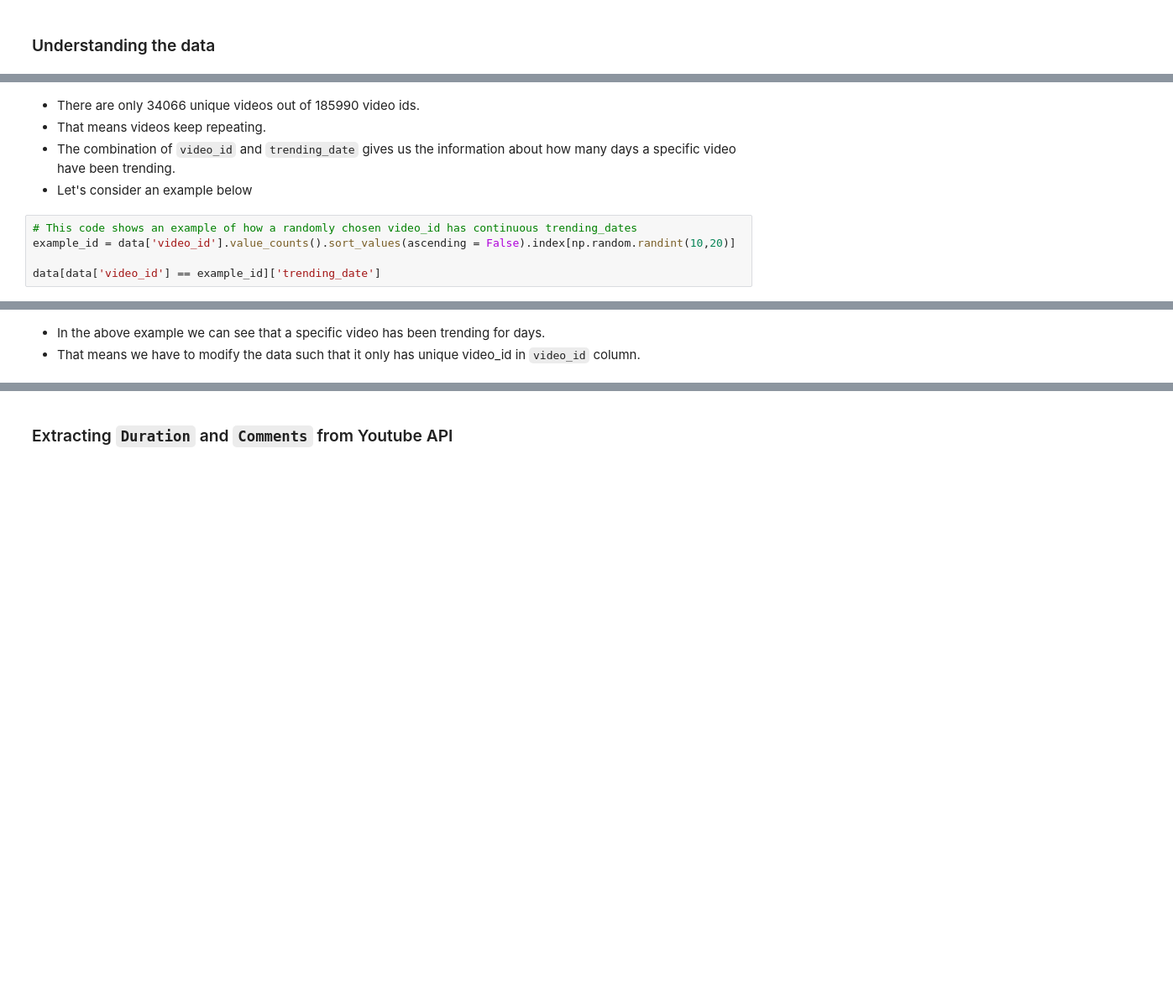
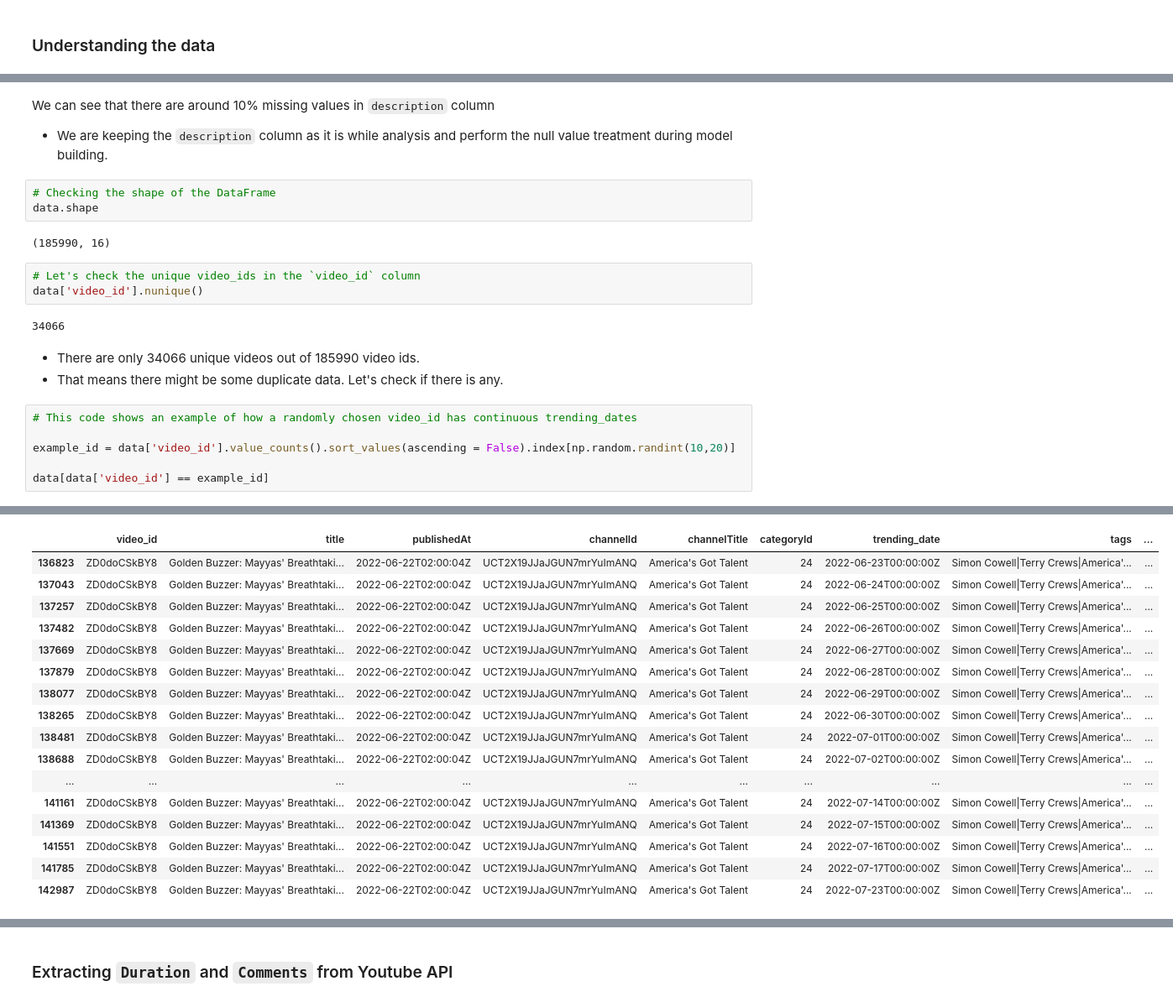
Before and after one commit to VamshiKrishna-1/Youtube_Video_Analysis_and_Prediction, a Jupyter notebook: FinalProject606.ipynb, the cells around one changed output, grey strips where cells are left out. Shown: that part at 84% size. Cells and saved outputs as stored; diff of their text form; blank space fills up the shorter version.

```diff
--- a/FinalProject606.ipynb
+++ b/FinalProject606.ipynb
@@ -127,11 +139,23 @@ data['video_id'].nunique()
+# %% [markdown]
+We can see that there are around 10% missing values in `description` column
+- We are keeping the `description` column as it is while analysis and perform the null value treatment during model building.
+# %%
+# Checking the shape of the DataFrame
+data.shape
+# %% [output]
+(185990, 16)
+# %%
+# Let's check the unique video_ids in the `video_id` column
+data['video_id'].nunique()
+# %% [output]
+34066
 # %% [markdown]
 - There are only 34066 unique videos out of 185990 video ids.
-- That means videos keep repeating.
-- The combination of `video_id` and `trending_date` gives us the information about how many days a specific video have been trending.
-- Let's consider an example below
+- That means there might be some duplicate data. Let's check if there is any.
 # %%
 # This code shows an example of how a randomly chosen video_id has continuous trending_dates
+
 example_id = data['video_id'].value_counts().sort_values(ascending = False).index[np.random.randint(10,20)]
 
-data[data['video_id'] == example_id]['trending_date']
+data[data['video_id'] == example_id]
 # %% [output]
@@ -155,3 +162,17 @@ Name: trending_date, dtype: object
+|  | video_id | title | publishedAt | channelId | channelTitle | categoryId | trending_date | tags | ... |
+| 136823 | ZD0doCSkBY8 | Golden Buzzer: Mayyas' Breathtaki... | 2022-06-22T02:00:04Z | UCT2X19JJaJGUN7mrYuImANQ | America's Got Talent | 24 | 2022-06-23T00:00:00Z | Simon Cowell|Terry Crews|America'... | ... |
+| 137043 | ZD0doCSkBY8 | Golden Buzzer: Mayyas' Breathtaki... | 2022-06-22T02:00:04Z | UCT2X19JJaJGUN7mrYuImANQ | America's Got Talent | 24 | 2022-06-24T00:00:00Z | Simon Cowell|Terry Crews|America'... | ... |
+| 137257 | ZD0doCSkBY8 | Golden Buzzer: Mayyas' Breathtaki... | 2022-06-22T02:00:04Z | UCT2X19JJaJGUN7mrYuImANQ | America's Got Talent | 24 | 2022-06-25T00:00:00Z | Simon Cowell|Terry Crews|America'... | ... |
+| 137482 | ZD0doCSkBY8 | Golden Buzzer: Mayyas' Breathtaki... | 2022-06-22T02:00:04Z | UCT2X19JJaJGUN7mrYuImANQ | America's Got Talent | 24 | 2022-06-26T00:00:00Z | Simon Cowell|Terry Crews|America'... | ... |
+| 137669 | ZD0doCSkBY8 | Golden Buzzer: Mayyas' Breathtaki... | 2022-06-22T02:00:04Z | UCT2X19JJaJGUN7mrYuImANQ | America's Got Talent | 24 | 2022-06-27T00:00:00Z | Simon Cowell|Terry Crews|America'... | ... |
+| 137879 | ZD0doCSkBY8 | Golden Buzzer: Mayyas' Breathtaki... | 2022-06-22T02:00:04Z | UCT2X19JJaJGUN7mrYuImANQ | America's Got Talent | 24 | 2022-06-28T00:00:00Z | Simon Cowell|Terry Crews|America'... | ... |
+| 138077 | ZD0doCSkBY8 | Golden Buzzer: Mayyas' Breathtaki... | 2022-06-22T02:00:04Z | UCT2X19JJaJGUN7mrYuImANQ | America's Got Talent | 24 | 2022-06-29T00:00:00Z | Simon Cowell|Terry Crews|America'... | ... |
+| 138265 | ZD0doCSkBY8 | Golden Buzzer: Mayyas' Breathtaki... | 2022-06-22T02:00:04Z | UCT2X19JJaJGUN7mrYuImANQ | America's Got Talent | 24 | 2022-06-30T00:00:00Z | Simon Cowell|Terry Crews|America'... | ... |
+| 138481 | ZD0doCSkBY8 | Golden Buzzer: Mayyas' Breathtaki... | 2022-06-22T02:00:04Z | UCT2X19JJaJGUN7mrYuImANQ | America's Got Talent | 24 | 2022-07-01T00:00:00Z | Simon Cowell|Terry Crews|America'... | ... |
+| 138688 | ZD0doCSkBY8 | Golden Buzzer: Mayyas' Breathtaki... | 2022-06-22T02:00:04Z | UCT2X19JJaJGUN7mrYuImANQ | America's Got Talent | 24 | 2022-07-02T00:00:00Z | Simon Cowell|Terry Crews|America'... | ... |
+| ... | ... | ... | ... | ... | ... | ... | ... | ... | ... |
+| 141161 | ZD0doCSkBY8 | Golden Buzzer: Mayyas' Breathtaki... | 2022-06-22T02:00:04Z | UCT2X19JJaJGUN7mrYuImANQ | America's Got Talent | 24 | 2022-07-14T00:00:00Z | Simon Cowell|Terry Crews|America'... | ... |
+| 141369 | ZD0doCSkBY8 | Golden Buzzer: Mayyas' Breathtaki... | 2022-06-22T02:00:04Z | UCT2X19JJaJGUN7mrYuImANQ | America's Got Talent | 24 | 2022-07-15T00:00:00Z | Simon Cowell|Terry Crews|America'... | ... |
+| 141551 | ZD0doCSkBY8 | Golden Buzzer: Mayyas' Breathtaki... | 2022-06-22T02:00:04Z | UCT2X19JJaJGUN7mrYuImANQ | America's Got Talent | 24 | 2022-07-16T00:00:00Z | Simon Cowell|Terry Crews|America'... | ... |
+| 141785 | ZD0doCSkBY8 | Golden Buzzer: Mayyas' Breathtaki... | 2022-06-22T02:00:04Z | UCT2X19JJaJGUN7mrYuImANQ | America's Got Talent | 24 | 2022-07-17T00:00:00Z | Simon Cowell|Terry Crews|America'... | ... |
+| 142987 | ZD0doCSkBY8 | Golden Buzzer: Mayyas' Breathtaki... | 2022-06-22T02:00:04Z | UCT2X19JJaJGUN7mrYuImANQ | America's Got Talent | 24 | 2022-07-23T00:00:00Z | Simon Cowell|Terry Crews|America'... | ... |
-# %% [markdown]
-- In the above example we can see that a specific video has been trending for days.
-- That means we have to modify the data such that it only has unique video_id in `video_id` column.
```
Also changed, not shown: parts of 38 cells of this notebook, 8 other files.
